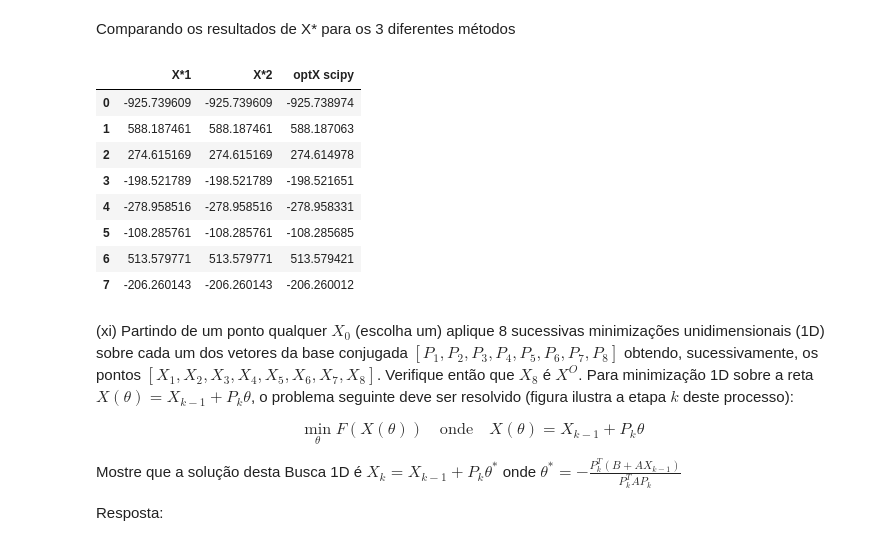
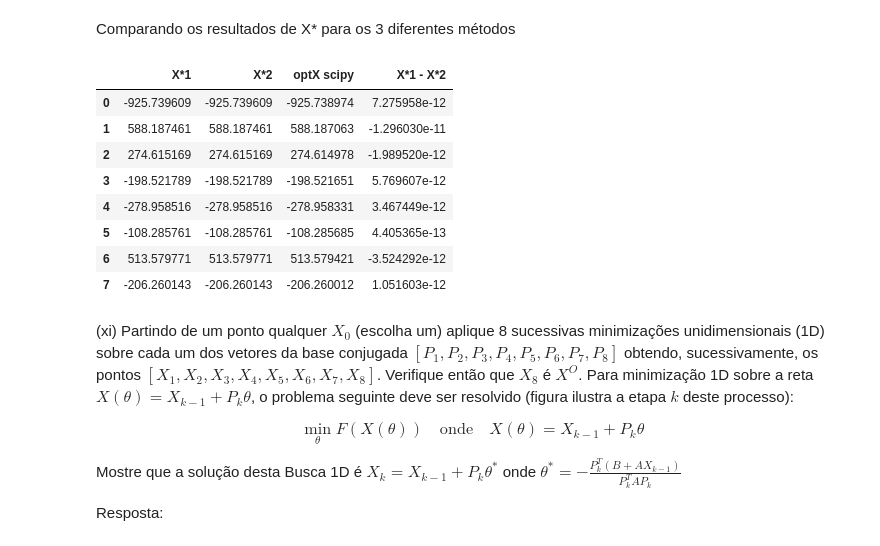
Before and after one commit to davibelo/EQE703_trabalho_1, a Jupyter notebook: res_questao_1.ipynb, the cells around one changed output. Saved outputs shown, nothing was run; the diff lists cells and outputs as text; code cells hidden in the pictures.

```diff
--- a/res_questao_1.ipynb
+++ b/res_questao_1.ipynb
@@ -1377,29 +1373,30 @@ Comparando os resultados de X* para os 3 diferentes métodos
 # %%
 # Flatten the arrays to 1-dimensional for DataFrame creation
 X_star1_flat = X_star1.flatten()
 X_star2_flat = X_star2.flatten()
 
 # Creating the DataFrame
 data = {
     'X*1': X_star1_flat,
-    'X*2': X_star2_flat ,
-    'optX scipy': opt_X1
+    'X*2': X_star2_flat,
+    'optX scipy': opt_X1,
+    'X*1 - X*2': X_star1_flat - X_star2_flat
 }
 
 df1 = pd.DataFrame(data)
 
 # Display the DataFrame
 df1
 # %% [output]
-|  | X*1 | X*2 | optX scipy |
-| 0 | -925.739609 | -925.739609 | -925.738974 |
-| 1 | 588.187461 | 588.187461 | 588.187063 |
-| 2 | 274.615169 | 274.615169 | 274.614978 |
-| 3 | -198.521789 | -198.521789 | -198.521651 |
-| 4 | -278.958516 | -278.958516 | -278.958331 |
-| 5 | -108.285761 | -108.285761 | -108.285685 |
-| 6 | 513.579771 | 513.579771 | 513.579421 |
-| 7 | -206.260143 | -206.260143 | -206.260012 |
+|  | X*1 | X*2 | optX scipy | X*1 - X*2 |
+| 0 | -925.739609 | -925.739609 | -925.738974 | 7.275958e-12 |
+| 1 | 588.187461 | 588.187461 | 588.187063 | -1.296030e-11 |
+| 2 | 274.615169 | 274.615169 | 274.614978 | -1.989520e-12 |
+| 3 | -198.521789 | -198.521789 | -198.521651 | 5.769607e-12 |
+| 4 | -278.958516 | -278.958516 | -278.958331 | 3.467449e-12 |
+| 5 | -108.285761 | -108.285761 | -108.285685 | 4.405365e-13 |
+| 6 | 513.579771 | 513.579771 | 513.579421 | -3.524292e-12 |
+| 7 | -206.260143 | -206.260143 | -206.260012 | 1.051603e-12 |
 # %% [markdown]
 (xi) Partindo de um ponto qualquer $X_0$ (escolha um) aplique 8 sucessivas minimizações unidimensionais (1D) sobre cada um dos vetores da base conjugada $[P_1, P_2, P_3, P_4, P_5, P_6, P_7, P_8]$ obtendo, sucessivamente, os pontos $[X_1, X_2, X_3, X_4, X_5, X_6, X_7, X_8]$. Verifique então que $X_8$ é $X^O$. Para minimização 1D sobre a reta $X(\theta) = X_{k-1} + P_k \theta$, o problema seguinte deve ser resolvido (figura ilustra a etapa $k$ deste processo):
 
```
Also changed, not shown: parts of 9 cells of this notebook, 1 other file.
